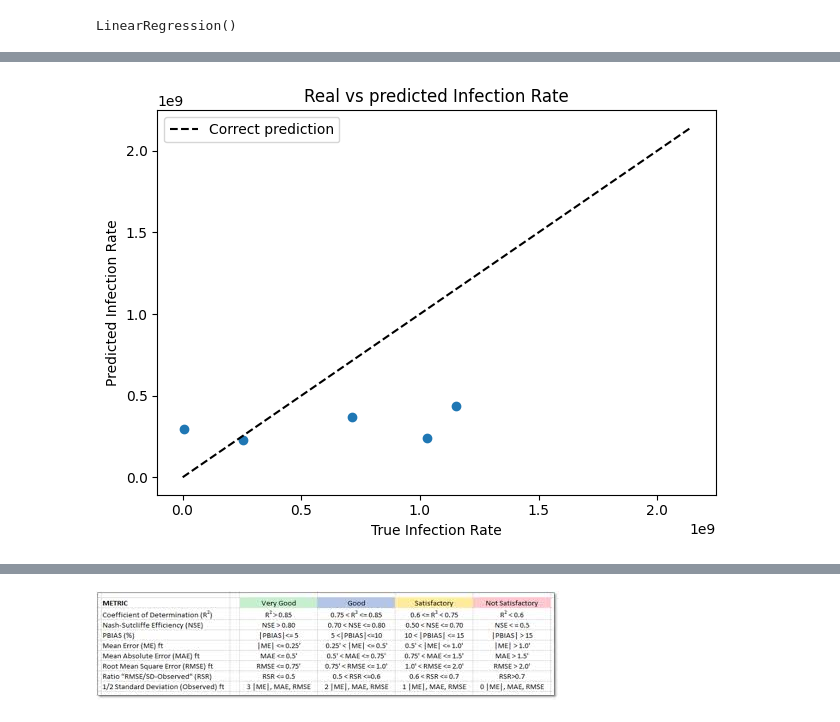
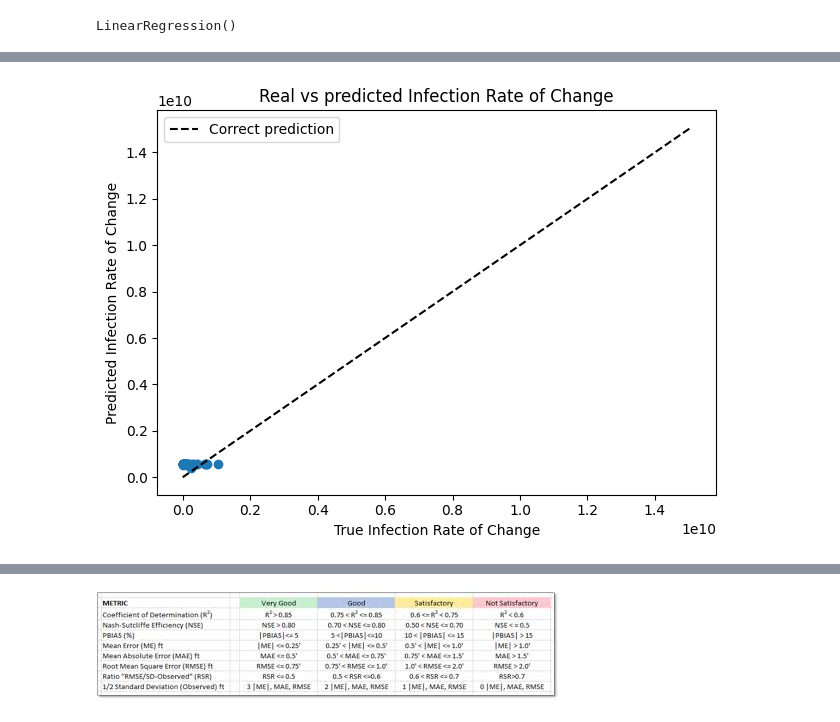
Before and after one commit to lily-the-real-lilly/first, a Jupyter notebook: CovidResearch.ipynb, the cells around one changed output, grey strips where cells are left out. Saved outputs shown, nothing was run; the diff lists cells and outputs as text; code cells hidden in the pictures.

```diff
--- a/CovidResearch.ipynb
+++ b/CovidResearch.ipynb
@@ -576,0 +483,14 @@ plt.show()
+# %%
+LRdata['Country People/Sq Km'] = [4, 17, 233, 14, 8, 58, 63, 9, 17, 28, 104, 291, 262, 90, 290, 180, 231, 415,
+                                  302, 210, 55, 99, 95, 17, 343, 656, 165, 74, 261, 70, 81, 7, 19, 271, 26, 28, 123,
+                                  92, 48, 72, 41, 444, 28, 558, 41, 233, 506, 629, 51, 215, 332, 218, 523, 2, 148, 668,
+                                  107, 101, 125, 124, 83, 63, 9, 72, 92, 63, 111, 137, 55, 22, 26, 50, 25, 255, 560, 125,
+                                  248, 15, 417, 120, 54, 71, 1943, 141, 112, 100, 587, 226, 39, 178, 77, 112, 18, 83, 4,
+                                  27, 65, 4, 18, 4, 280, 25, 18, 31, 45, 138, 30, 336, 162, 159, 50, 4, 74, 3, 4, 16, 26, 31,
+                                  20, 71, 4, 11, 46, 26, 16, 25, 363, 62, 1296, 20, 200, 313, 477, 74, 103, 168, 63, 70, 80, 95,
+                                  201, 158, 104, 89, 1265, 113, 562, 44, 1669, 140, 316, 378, 78, 82, 94, 91, 32,
+                                  105, 8274, 145, 242, 114, 19, 120, 55, 81, 74, 128, 56, 165, 4, 90, 258, 144, 18, 249, 530, 120,
+                                  383, 241, 109, 169, 25917, 244, 94, 143, 69, 74, 36, 1723, 19, 59, 14, 37]
+# %%
+LRdata['Slope between 2020 and 2022'] = ((LRdata[2022] - LRdata[2020]) / 2)
+LRdata.head(194)
@@ -576,0 +511,13 @@ plt.show()
+# %%
+bins = [
+    116.0,
+    3_011_770_092.8,
+    6_023_540_069.6,
+    9_035_310_046.4,
+    12_047_080_023.2,
+    15_058_850_000.0
+]
+labels = ['Very Slow', 'Slow', 'Average', 'Fast', 'Very Fast']
+
+LRdata['Infection Speed'] = pd.cut(LRdata['Slope between 2020 and 2022'], bins=bins, labels=labels, include_lowest=True)
+LRdata.head()
@@ -586,3 +558,6 @@ features = dropcords[['Avg People/Sq Km']]
+# %%
+label = LRdata['Slope between 2020 and 2022']
+features = LRdata[['Country People/Sq Km']]
 # %%
 X_train, X_test, y_train, y_test = model_selection.train_test_split(features, label, test_size=0.2, random_state=42)
 # %%
@@ -596,19 +584,19 @@ pred = lr_model.predict(X_test)
 # %%
 plt.scatter(y_test, pred)
-plt.plot([7.070040e+05,2.140080e+09], [7.070040e+05, 2.140080e+09], '--k', label="Correct prediction")
+plt.plot([1.160000e+02, 1.505885e+10], [1.160000e+02, 1.505885e+10], '--k', label="Correct prediction")
 
 
 plt.axis('tight')
 
 
-plt.xlabel('True Infection Rate')
-plt.ylabel('Predicted Infection Rate')
-plt.title("Real vs predicted Infection Rate")
+plt.xlabel('True Infection Rate of Change')
+plt.ylabel('Predicted Infection Rate of Change')
+plt.title("Real vs predicted Infection Rate of Change")
 
 plt.legend()
 plt.tight_layout()
 # %% [output]
-[figure, old version]
+[figure, new version]
 # %%
 print('mean squared: ', mean_squared_error(y_test, pred))
 
```
Also changed, not shown: parts of 41 cells of this notebook.
